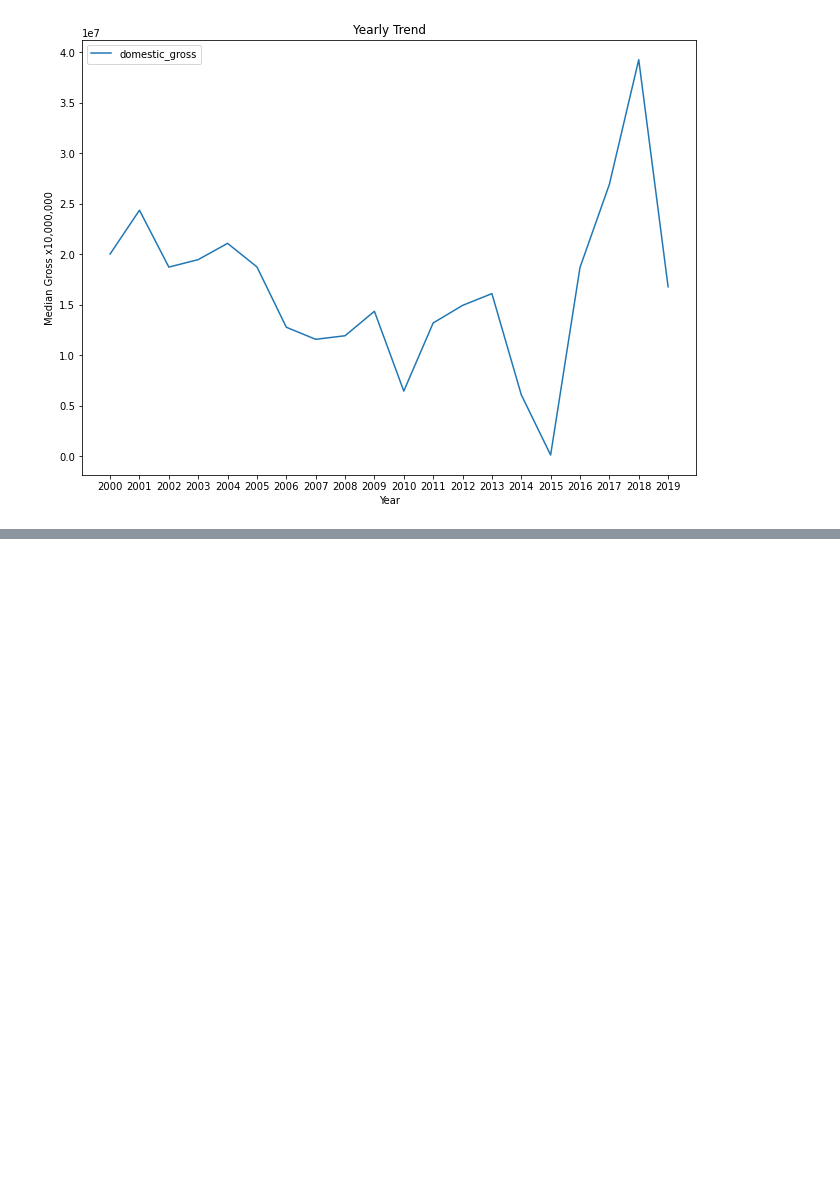
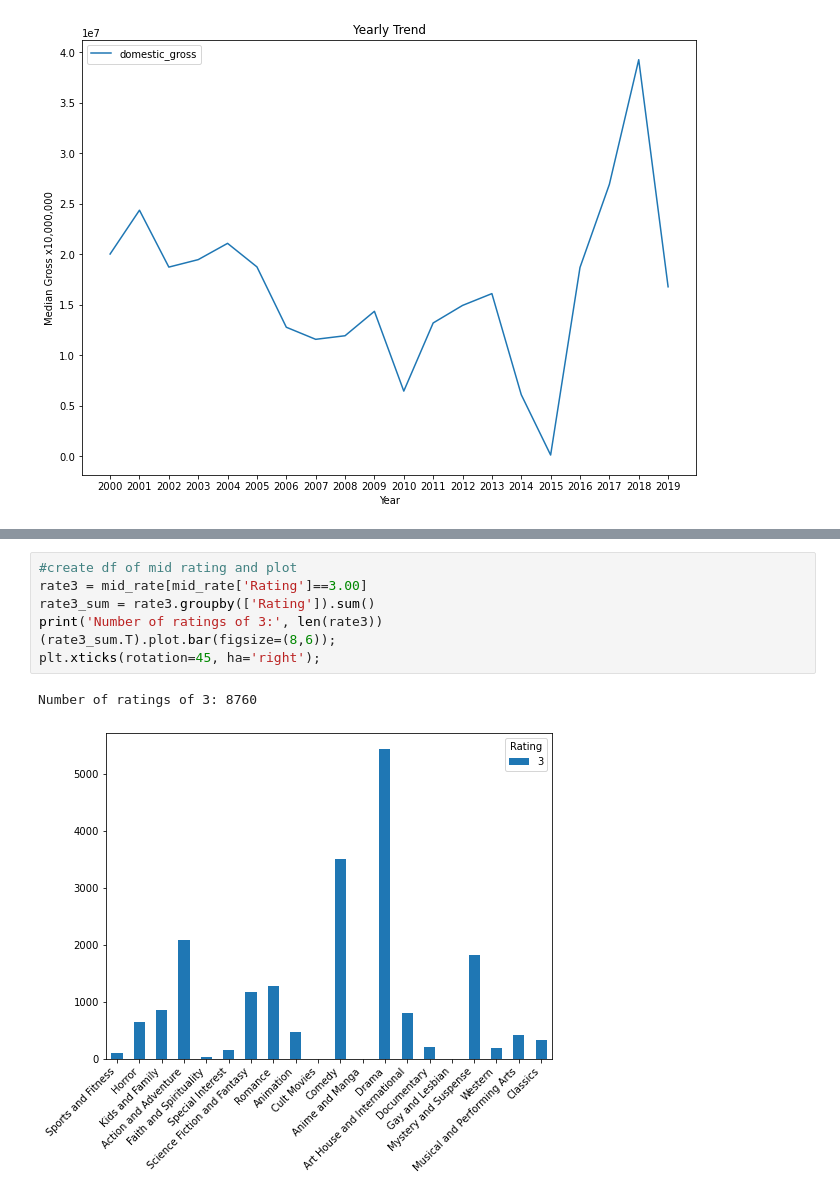
Before and after one commit to klsalcedo/microsoft_movie_analysis, a Jupyter notebook: microsoft_movie_analysis.ipynb, the cells around one changed output, grey strips where cells are left out. Drawn from its saved outputs; the diff is of its cells as text; blank space fills up the shorter version.

```diff
--- a/microsoft_movie_analysis.ipynb
+++ b/microsoft_movie_analysis.ipynb
@@ -383,0 +394,10 @@ plt.xticks(ticks = x_ticks);
+# %%
+#create df of mid rating and plot
+rate3 = mid_rate[mid_rate['Rating']==3.00]
+rate3_sum = rate3.groupby(['Rating']).sum()
+print('Number of ratings of 3:', len(rate3))
+(rate3_sum.T).plot.bar(figsize=(8,6));
+plt.xticks(rotation=45, ha='right');
+# %% [output]
+Number of ratings of 3: 8760
+[figure, added]
```
Also changed, not shown: parts of 34 cells of this notebook.
